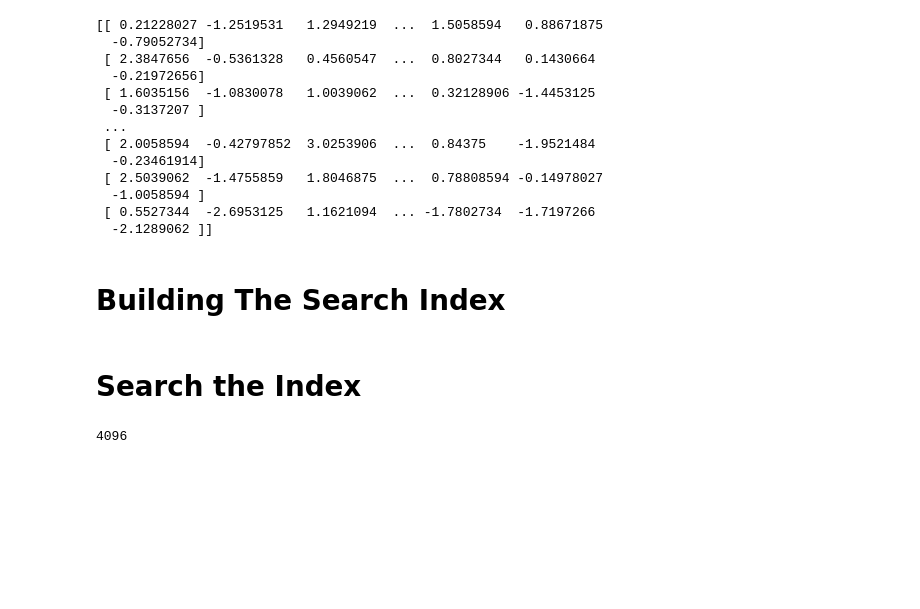
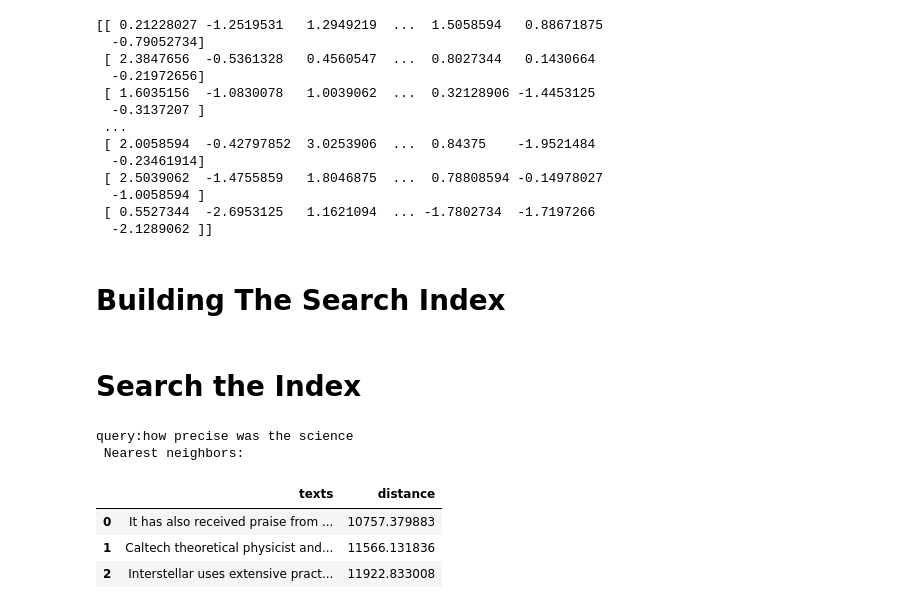
Before and after one commit to saivenkatreddy29/Implementation-of-Hands-on-Large-Language-models-book, a Jupyter notebook: Jaylamar_book_chapter_8.ipynb, the cells around one changed output. Drawn from its saved outputs; the diff is of its cells as text; code cells hidden in the pictures; blank space fills up the shorter version.

```diff
--- a/Jaylamar_book_chapter_8.ipynb
+++ b/Jaylamar_book_chapter_8.ipynb
@@ -96,9 +96,22 @@ def search(query, number_of_results = 3):
   query_embed = co.embed(texts = [query],
                          input_type = 'search_query').embeddings[0]
 
-  distances,similar_items_ids = index.search(np.float([query_embed]), number_of_results)
+  distances,similar_items_ids = index.search(np.float32([query_embed]), number_of_results)
 
   texts_np = np.array(texts)
-  results = np.DataFrame(data = {'texts': texts_np[similar]})
+  results = pd.DataFrame(data = {'texts': texts_np[similar_items_ids[0]],
+                                 'distance':distances[0]})
+  # print the resutls
+  print(f"query:{query} \n Nearest neighbors:")
+  return results
-# %% [output]
-4096
+# %%
+query = "how precise was the science"
+results = search(query)
+results
+# %% [output]
+query:how precise was the science
+ Nearest neighbors:
+|  | texts | distance |
+| 0 | It has also received praise from ... | 10757.379883 |
+| 1 | Caltech theoretical physicist and... | 11566.131836 |
+| 2 | Interstellar uses extensive pract... | 11922.833008 |
```
Also changed, not shown: parts of 26 cells of this notebook.
